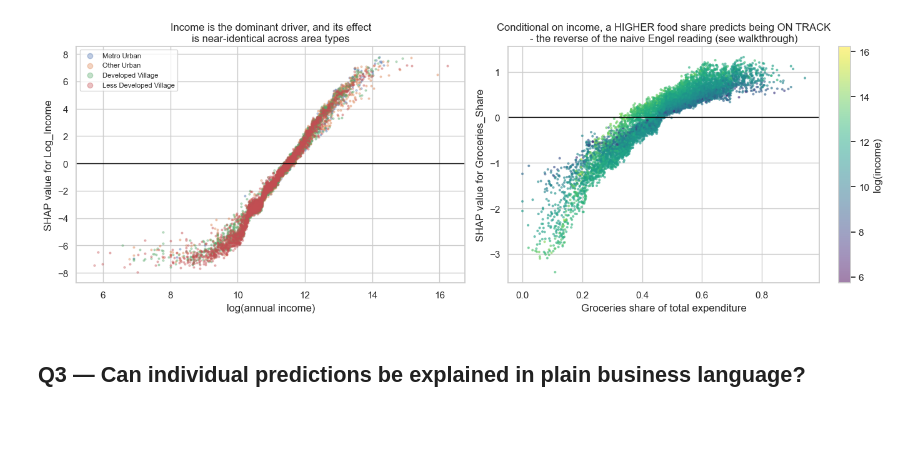
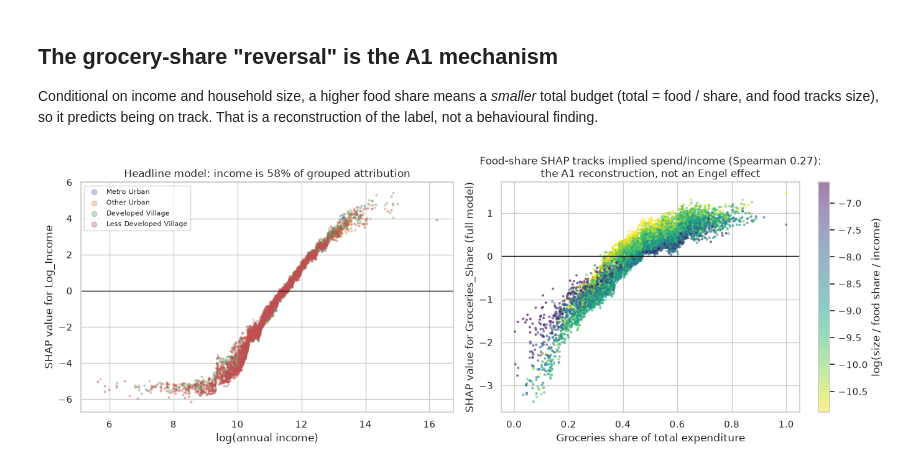
Before and after one commit to saint2706/savings-goal-classifier, a Jupyter notebook: notebooks/05_explainability.ipynb, the cells around one changed output. Drawn from its saved outputs; the diff is of its cells as text; code cells hidden in the pictures; blank space fills up the shorter version.

```diff
--- a/notebooks/05_explainability.ipynb
+++ b/notebooks/05_explainability.ipynb
@@ -191,0 +93,20 @@ Education                   0.0315
+# %%
+shap_vals, family_tbl, perm_tbl, per_col = {}, {}, {}, {}
+for name in SETS:
+    values, base, err = explain.tree_shap(fitted[name][-1], Xt[name])
+    shap_vals[name] = values
+    print(f"{name}: additivity check, max |sum(SHAP) + base - margin| = {err:.2e}")
+    per_col[name] = pd.Series(np.abs(values).mean(axis=0), index=names[name]).sort_values(ascending=False)
+    family_tbl[name] = explain.grouped_shap(values, names[name], explain.feature_families(names[name]))
+    perm_tbl[name] = explain.grouped_permutation_importance(
+        fitted[name], test[SETS[name] + C.CATEGORICALS], test["Goal_Met"],
+        explain.raw_families(SETS[name] + C.CATEGORICALS), roc_auc_score, n_repeats=5)
+
+for name in SETS:
+    print(f"\n=== {name} model: top 10 columns by mean |SHAP| ===")
+    print(per_col[name].head(10).round(4).to_string())
+    both = family_tbl[name][["grouped mean |SHAP|", "share of grouped total"]].join(
+        perm_tbl[name][["importance", "share"]].rename(columns={"importance": "ROC-AUC drop (permuted)",
+                                                                "share": "share of permutation total"}))
+    print(f"\n=== {name} model: feature families (SHAP summed within family vs permutation) ===")
+    print(both.round(4).to_string())
@@ -243,36 +172,38 @@ interactions as share of total: 41.87%
+# %% [markdown]
+## The grocery-share "reversal" is the A1 mechanism
+
+Conditional on income and household size, a higher food share means a *smaller* total
+budget (total = food / share, and food tracks size), so it predicts being on track. That is
+a reconstruction of the label, not a behavioural finding.
 # %%
 fig, axes = plt.subplots(1, 2, figsize=(14, 5))
-
-test_raw = X_test.reset_index(drop=True)
-sv = pd.DataFrame(shap_values, columns=FEATURE_NAMES)
-
-# Income dependence, coloured by area type
+sv = pd.DataFrame(shap_vals["deployable"], columns=names["deployable"])
 ax = axes[0]
 for area in ["Metro_Urban", "Other_Urban", "Developed_Village", "Less_Developed_Village"]:
-    m = test_raw["Area_Type"] == area
-    ax.scatter(test_raw.loc[m, "Log_Income"], sv.loc[m.to_numpy(), "Log_Income"],
-               s=4, alpha=0.35, label=area.replace("_", " "))
+    m = (test["Area_Type"] == area).to_numpy()
+    ax.scatter(test.loc[m, "Log_Income"], sv.loc[m, "Log_Income"], s=4, alpha=0.35, label=area.replace("_", " "))
 ax.axhline(0, color="black", lw=1)
 ax.set_xlabel("log(annual income)")
 ax.set_ylabel("SHAP value for Log_Income")
-ax.set_title("Income is the dominant driver, and its effect\nis near-identical across area types")
+fam = family_tbl["deployable"]
+ax.set_title(f"Headline model: income is {fam.loc['Income', 'share of grouped total']:.0%} of grouped attribution")
 ax.legend(markerscale=3, fontsize=8)
 
-# Groceries share dependence
+sv_full = pd.DataFrame(shap_vals["full"], columns=names["full"])
 ax = axes[1]
-sc = ax.scatter(test_raw["Groceries_Share"], sv["Groceries_Share"],
-                c=test_raw["Log_Income"], s=4, alpha=0.5, cmap="viridis")
+implied_total = test["Household_Size"] / test["Groceries_Share"].where(test["Groceries_Share"] > 0)
+ratio = np.log(implied_total / np.exp(test["Log_Income"]))
+sc = ax.scatter(test["Groceries_Share"], sv_full["Groceries_Share"], c=ratio.clip(ratio.quantile(0.02),
+                ratio.quantile(0.98)), s=4, alpha=0.5, cmap="viridis_r")
 ax.axhline(0, color="black", lw=1)
 ax.set_xlabel("Groceries share of total expenditure")
-ax.set_ylabel("SHAP value for Groceries_Share")
-ax.set_title("Conditional on income, a HIGHER food share predicts being ON TRACK\n"
-             "- the reverse of the naive Engel reading (see walkthrough)")
-plt.colorbar(sc, ax=ax, label="log(income)")
-
+ax.set_ylabel("SHAP value for Groceries_Share (full model)")
+rho = pd.Series(sv_full["Groceries_Share"]).corr(-ratio, method="spearman")
+ax.set_title(f"Food-share SHAP tracks implied spend/income (Spearman {rho:.2f}):\n"
+             "the A1 reconstruction, not an Engel effect")
+plt.colorbar(sc, ax=ax, label="log(size / food share / income)")
 plt.tight_layout()
-plt.savefig("../results/shap_dependence.png", dpi=150, bbox_inches="tight")
+plt.savefig(C.RESULTS / "shap_dependence.png", dpi=150, bbox_inches="tight")
 plt.show()
 # %% [output]
-[figure, old version]
+[figure, new version]
-# %% [markdown]
-## Q3 — Can individual predictions be explained in plain business language?
```
Also changed, not shown: parts of 22 cells of this notebook, 42 other files.
